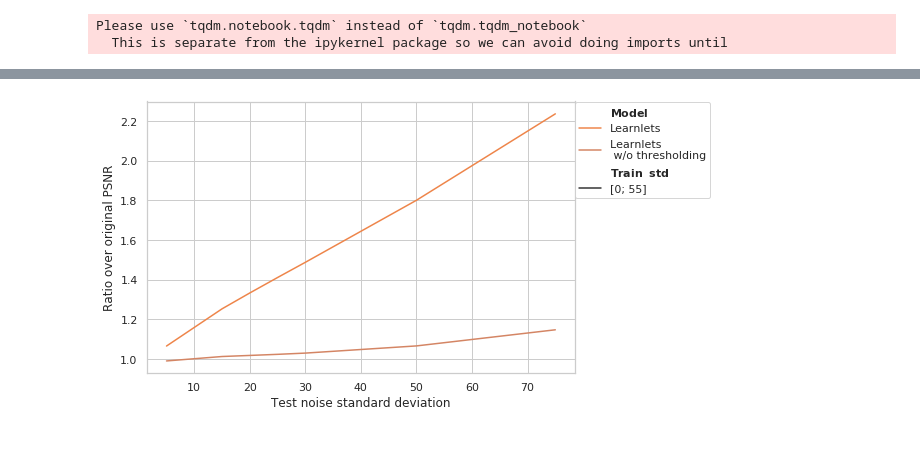
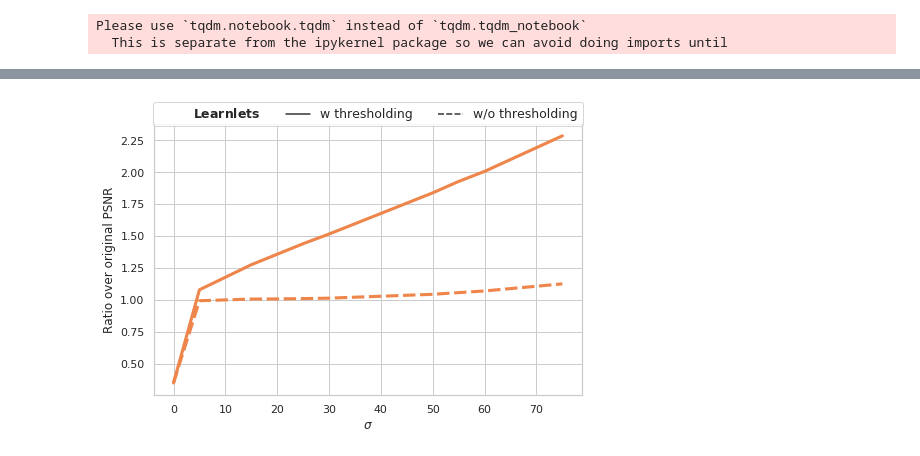
Before and after one commit to zaccharieramzi/understanding-unets, a Jupyter notebook: experiments/denoising_tests/denoising_generalisation_no_thresh.ipynb, the cells around one changed output, grey strips where cells are left out. Saved outputs shown, nothing was run; the diff lists cells and outputs as text; code cells hidden in the pictures.

Commit message:
Correct notebooks (#28)
* made the main figure into its final state

* corected notebook for no thresholding

```diff
--- a/experiments/denoising_tests/denoising_generalisation_no_thresh.ipynb
+++ b/experiments/denoising_tests/denoising_generalisation_no_thresh.ipynb
@@ -42,7 +57,6 @@ dynamic_denoising_net_params = [
                 'kernel_size': 13,
             },
             'n_scales': 5,
-            'exact_reconstruction_weight': 0,
             'clip': True,
             'input_size': (None, None, 1),
         },
@@ -51,10 +65,10 @@ dynamic_denoising_net_params = [
     },
 ]
 # %%
-noise_stds = [5, 15, 20, 25, 30, 50, 75]
+noise_stds = [0.0001, 5, 15, 20, 25, 30, 50, 55, 60, 75]
 # %%
 noise_std_metrics = {}
-n_samples = None
+n_samples = 2
 for noise_std in tqdm_notebook(noise_stds, 'Noise stds'):
     metrics = []
     im_ds = im_dataset_bsd68(
@@ -250,50 +186,16 @@ psnr_to_plot
 # %%
-# plt.figure()
-# psnr_to_plot[psnr_str] = psnr_to_plot[psnr_str].astype(float)
-# lplot = sns.lineplot(
-#     x=noise_std_str,
-#     y=psnr_str,
-#     hue=model_family_str,
-#     style=train_stds_str,
-#     data=psnr_to_plot,
-#     palette=family_model_to_color,
-# )
-# lplot.errorbar(
-#     x=noise_std_str,
-#     y=psnr_str,
-#     yerr='psnr-std-dev',
-#     fmt='none',
-#     ecolor=[family_model_to_color[mf] for mf in psnr_to_plot[model_family_str]],
-#     data=psnr_to_plot,
-#     alpha=0.3,
-#     label=None,
-# )
-# plt.legend(bbox_to_anchor=(1.0, 1.0), loc='best', borderaxespad=0)
-# plt.subplots_adjust(right=0.83)
-# plt.savefig(f'gen.png')
+plt.figure()
+psnr_to_plot[psnr_str] = psnr_to_plot[psnr_str].astype(float)
+lplot = sns.lineplot(
+    x=noise_std_str,
+    y=psnr_str,
+    style=model_family_str,
+    data=psnr_to_plot,
+    color='C1',
+    linewidth=3.1,
+)
+plt.legend(bbox_to_anchor=(0., 1.01, 1., .05), loc='center', borderaxespad=0., ncol=3, fontsize=12.45)
+plt.subplots_adjust(right=0.785)
+plt.savefig(f'gen_wo_error_bars.png')
+# %% [output]
+[figure, added]
-# %%
-plt.figure()
-psnr_to_plot[psnr_str] = psnr_to_plot[psnr_str].astype(float)
-lplot = sns.lineplot(
-    x=noise_std_str,
-    y=psnr_str,
-    hue=model_family_str,
-    style=train_stds_str,
-    data=psnr_to_plot,
-    palette=family_model_to_color,
-)
-# lplot.errorbar(
-#     x=noise_std_str,
-#     y=psnr_str,
-#     yerr='psnr-std-dev',
-#     fmt='none',
-#     ecolor=[family_model_to_color[mf] for mf in psnr_to_plot[model_family_str]],
-#     data=psnr_to_plot,
-#     alpha=0.3,
-#     label=None,
-# )
-plt.legend(bbox_to_anchor=(1.0, 1.0), loc='best', borderaxespad=0)
-plt.subplots_adjust(right=0.785)
-plt.savefig(f'gen_wo_error_bars.png')
-# %% [output]
-[figure, removed]
```
Also changed, not shown: parts of 6 cells of this notebook, 1 other file.
